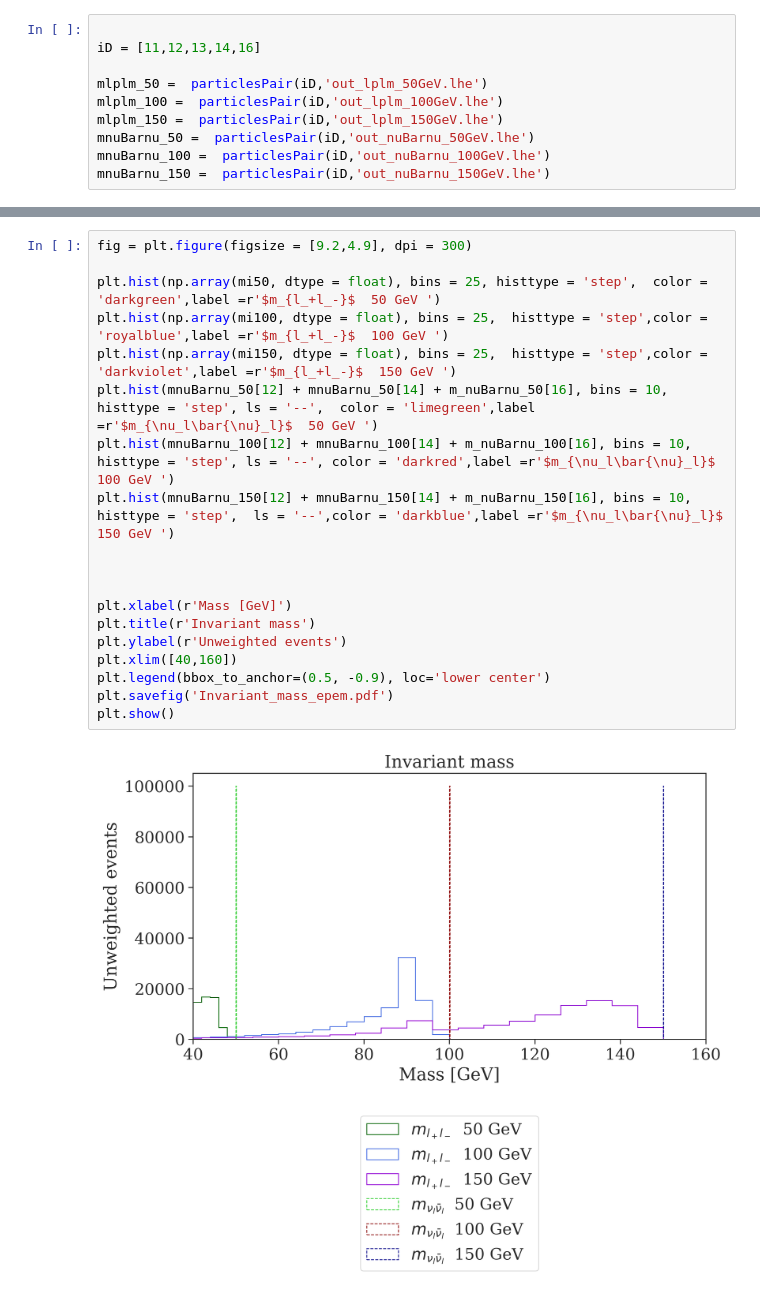
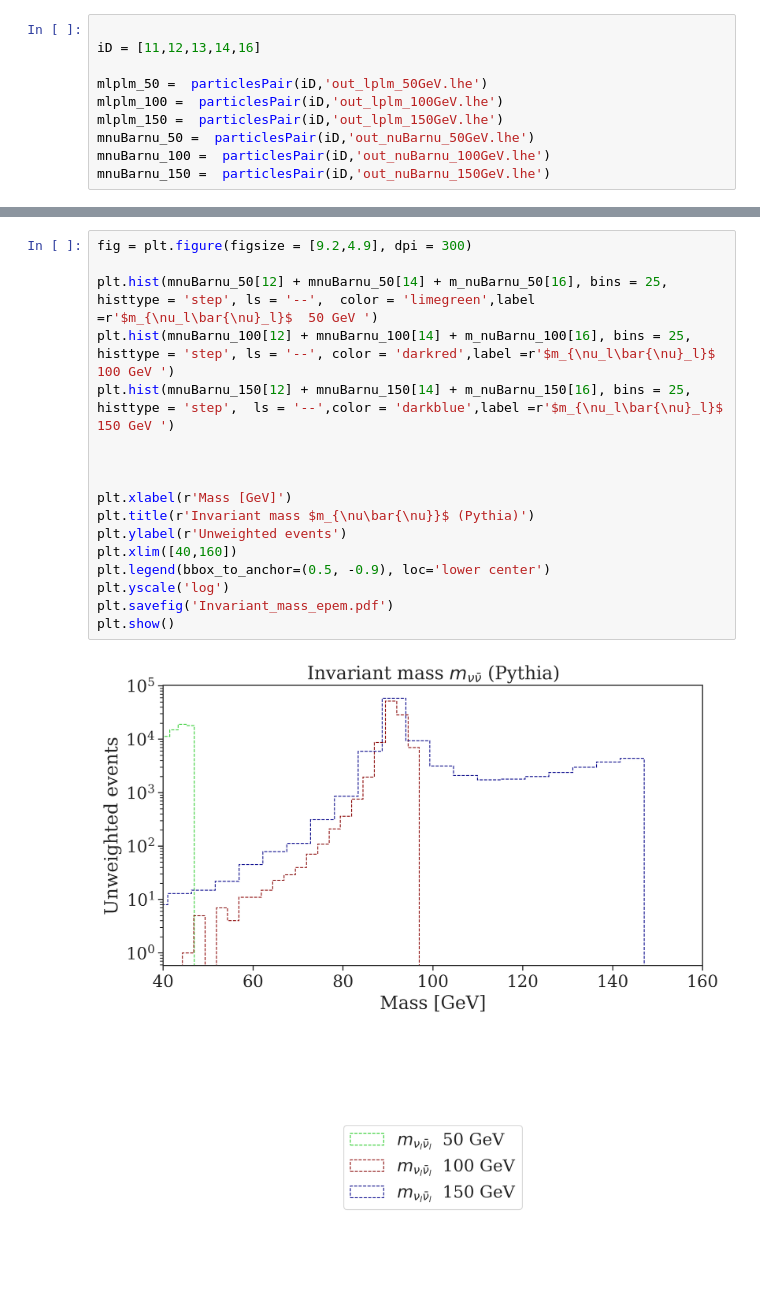
Before and after one commit to viniciusrocca/simulationsSM, a Jupyter notebook: epem2lplm/Zsearch.ipynb, the cells around one changed output, grey strips where cells are left out. Saved outputs shown, nothing was run; the diff lists cells and outputs as text; blank space fills up the shorter version.

```diff
--- a/epem2lplm/Zsearch.ipynb
+++ b/epem2lplm/Zsearch.ipynb
@@ -213,21 +305,19 @@ mi150 = mlplm_150[11] + mlplm_150[13]
 # %%
 fig = plt.figure(figsize = [9.2,4.9], dpi = 300)
 
-plt.hist(np.array(mi50, dtype = float), bins = 25, histtype = 'step',  color = 'darkgreen',label =r'$m_{l_+l_-}$  50 GeV ')
-plt.hist(np.array(mi100, dtype = float), bins = 25,  histtype = 'step',color = 'royalblue',label =r'$m_{l_+l_-}$  100 GeV ')
-plt.hist(np.array(mi150, dtype = float), bins = 25,  histtype = 'step',color = 'darkviolet',label =r'$m_{l_+l_-}$  150 GeV ')
-plt.hist(mnuBarnu_50[12] + mnuBarnu_50[14] + m_nuBarnu_50[16], bins = 10, histtype = 'step', ls = '--',  color = 'limegreen',label =r'$m_{\nu_l\bar{\nu}_l}$  50 GeV ')
-plt.hist(mnuBarnu_100[12] + mnuBarnu_100[14] + m_nuBarnu_100[16], bins = 10, histtype = 'step', ls = '--', color = 'darkred',label =r'$m_{\nu_l\bar{\nu}_l}$  100 GeV ')
-plt.hist(mnuBarnu_150[12] + mnuBarnu_150[14] + m_nuBarnu_150[16], bins = 10, histtype = 'step',  ls = '--',color = 'darkblue',label =r'$m_{\nu_l\bar{\nu}_l}$  150 GeV ')
+plt.hist(mnuBarnu_50[12] + mnuBarnu_50[14] + m_nuBarnu_50[16], bins = 25, histtype = 'step', ls = '--',  color = 'limegreen',label =r'$m_{\nu_l\bar{\nu}_l}$  50 GeV ')
+plt.hist(mnuBarnu_100[12] + mnuBarnu_100[14] + m_nuBarnu_100[16], bins = 25, histtype = 'step', ls = '--', color = 'darkred',label =r'$m_{\nu_l\bar{\nu}_l}$  100 GeV ')
+plt.hist(mnuBarnu_150[12] + mnuBarnu_150[14] + m_nuBarnu_150[16], bins = 25, histtype = 'step',  ls = '--',color = 'darkblue',label =r'$m_{\nu_l\bar{\nu}_l}$  150 GeV ')
 
 
 
 plt.xlabel(r'Mass [GeV]')
-plt.title(r'Invariant mass')
+plt.title(r'Invariant mass $m_{\nu\bar{\nu}}$ (Pythia)')
 plt.ylabel(r'Unweighted events')
 plt.xlim([40,160])
 plt.legend(bbox_to_anchor=(0.5, -0.9), loc='lower center')
+plt.yscale('log')
 plt.savefig('Invariant_mass_epem.pdf')
 plt.show()
 # %% [output]
-[figure, old version]
+[figure, new version]
```
Also changed, not shown: parts of 17 cells of this notebook, 4 other files.
